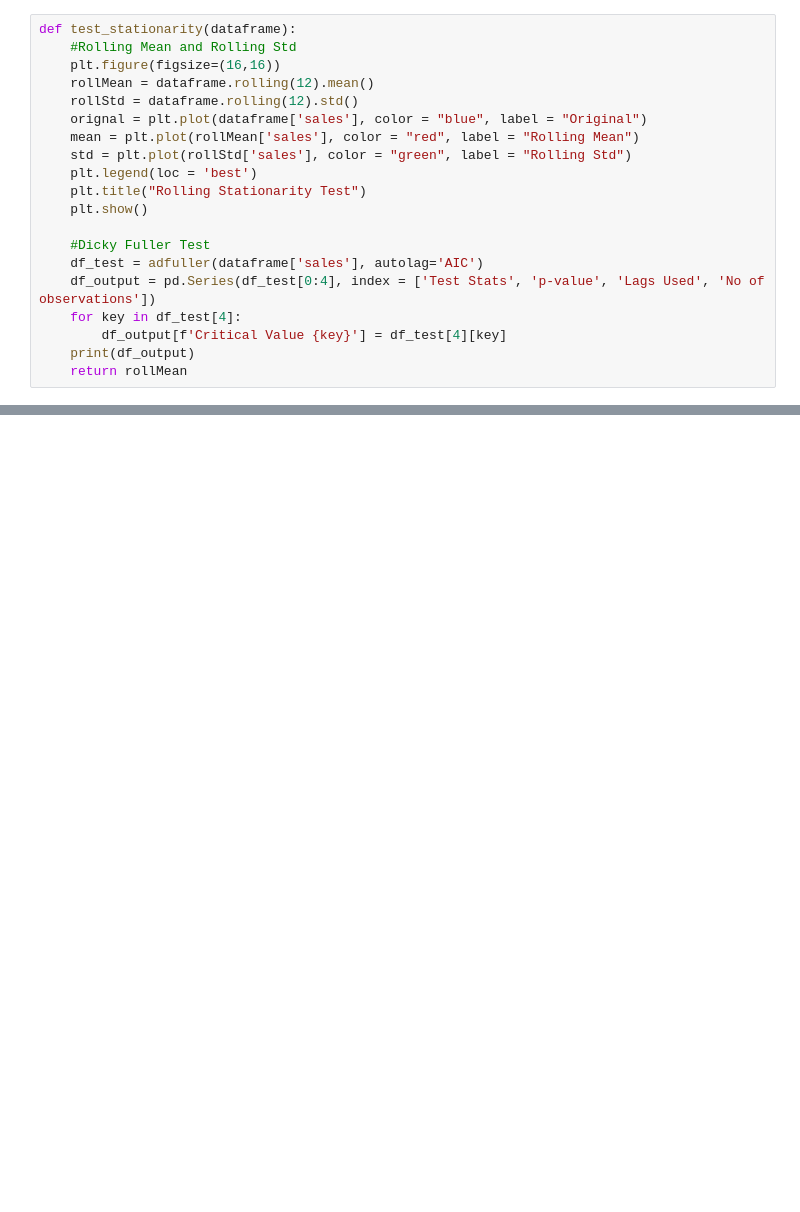
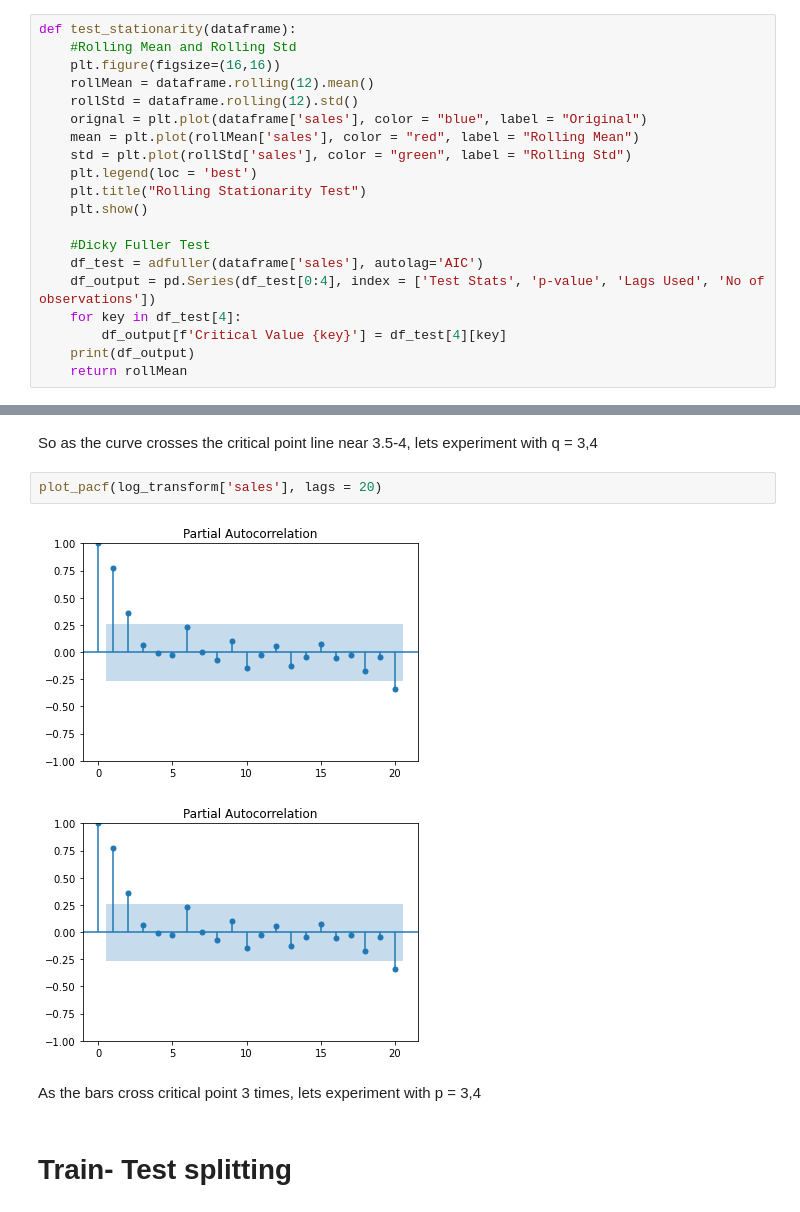
Before and after one commit to jag-shrestha/Sales-Forecast, a Jupyter notebook: Sales_Prediction_TSF.ipynb, the cells around one changed output, grey strips where cells are left out. Cells and saved outputs as stored; diff of their text form; blank space fills up the shorter version.

```diff
--- a/Sales_Prediction_TSF.ipynb
+++ b/Sales_Prediction_TSF.ipynb
@@ -404,0 +379,11 @@ plot_pacf(log_rolling_mean_diff['sales'], lags = 20)
+# %% [markdown]
+So as the curve crosses the critical point line near 3.5-4, lets experiment with q = 3,4
+# %%
+plot_pacf(log_transform['sales'], lags = 20)
+# %% [output]
+[figure, added]
+[figure, added]
+# %% [markdown]
+As the bars cross critical point 3 times, lets experiment with p = 3,4
+# %% [markdown]
+# Train- Test splitting
```
Also changed, not shown: parts of 23 cells of this notebook.
